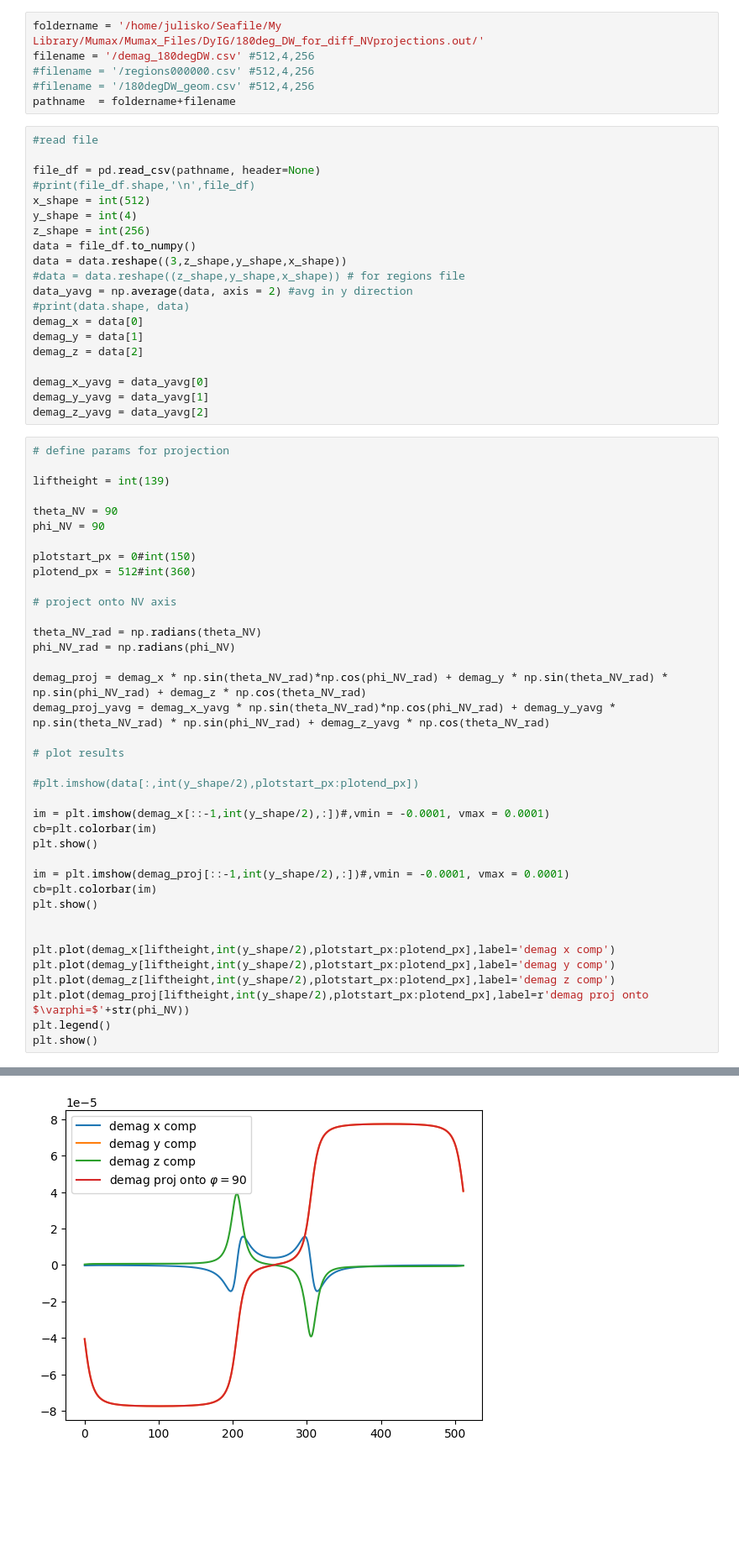
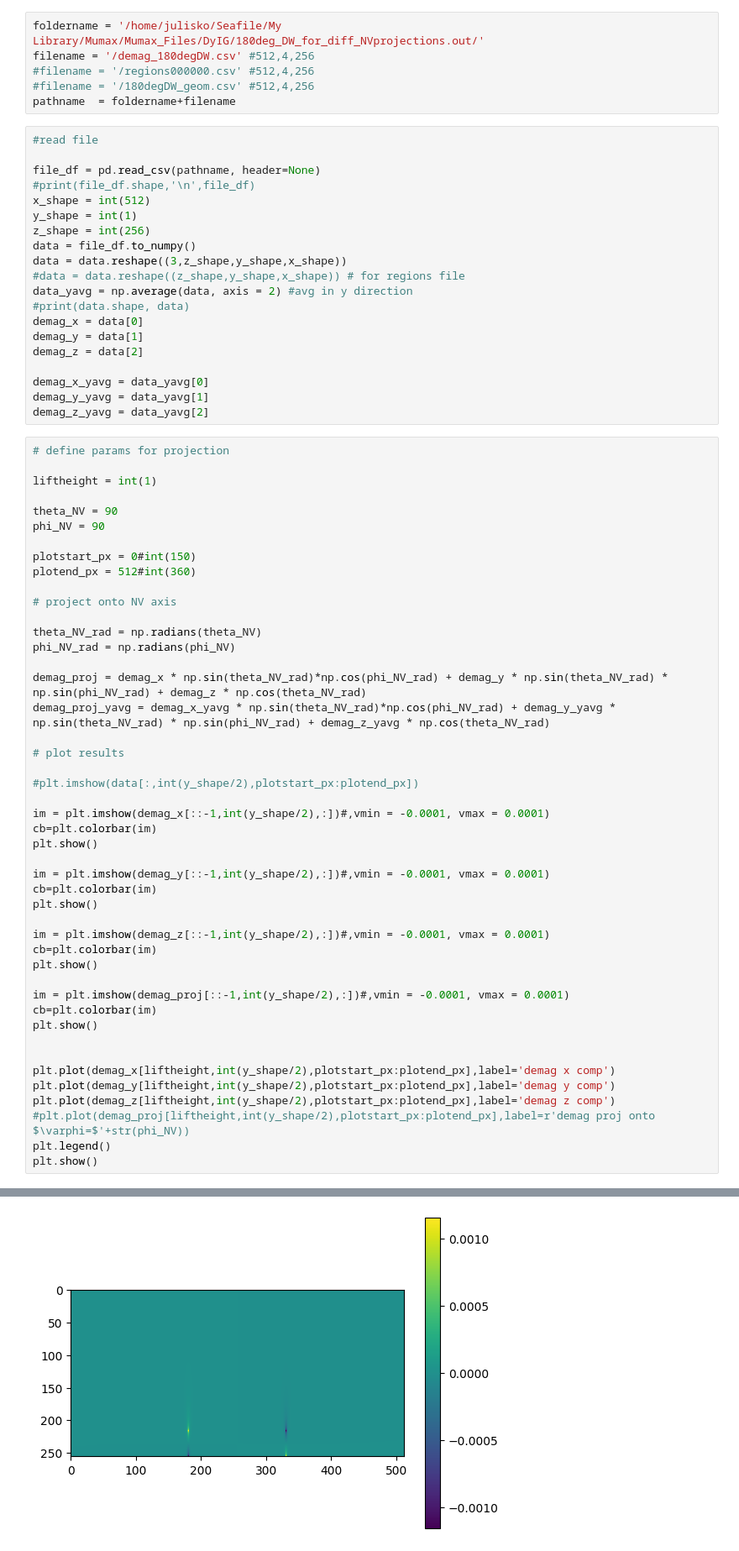
Before and after one commit to JulianSkolaut/jupyternbs_UniMainz, a Jupyter notebook: DyIG_testsim_180degDW_diffProjections.ipynb, the cells around one changed output, grey strips where cells are left out. Shown: that part at 84% size. Saved outputs shown, nothing was run; the diff lists cells and outputs as text; blank space fills up the shorter version.

Commit message:
Added plots of x,y and z components of demag field, adjusted size to reduced width of slab in y

```diff
--- a/DyIG_testsim_180degDW_diffProjections.ipynb
+++ b/DyIG_testsim_180degDW_diffProjections.ipynb
@@ -29,7 +29,7 @@ pathname  = foldername+filename
 file_df = pd.read_csv(pathname, header=None)
 #print(file_df.shape,'\n',file_df)
 x_shape = int(512)
-y_shape = int(4)
+y_shape = int(1)
 z_shape = int(256)
 data = file_df.to_numpy()
 data = data.reshape((3,z_shape,y_shape,x_shape))
@@ -46,7 +46,7 @@ demag_z_yavg = data_yavg[2]
 # %%
 # define params for projection
 
-liftheight = int(139)
+liftheight = int(1)
 
 theta_NV = 90
 phi_NV = 90
@@ -70,6 +70,14 @@ im = plt.imshow(demag_x[::-1,int(y_shape/2),:])#,vmin = -0.0001, vmax = 0.0001)
 cb=plt.colorbar(im)
 plt.show()
 
+im = plt.imshow(demag_y[::-1,int(y_shape/2),:])#,vmin = -0.0001, vmax = 0.0001)
+cb=plt.colorbar(im)
+plt.show()
+
+im = plt.imshow(demag_z[::-1,int(y_shape/2),:])#,vmin = -0.0001, vmax = 0.0001)
+cb=plt.colorbar(im)
+plt.show()
+
 im = plt.imshow(demag_proj[::-1,int(y_shape/2),:])#,vmin = -0.0001, vmax = 0.0001)
 cb=plt.colorbar(im)
 plt.show()
@@ -78,7 +86,7 @@ plt.show()
 plt.plot(demag_x[liftheight,int(y_shape/2),plotstart_px:plotend_px],label='demag x comp')
 plt.plot(demag_y[liftheight,int(y_shape/2),plotstart_px:plotend_px],label='demag y comp')
 plt.plot(demag_z[liftheight,int(y_shape/2),plotstart_px:plotend_px],label='demag z comp')
-plt.plot(demag_proj[liftheight,int(y_shape/2),plotstart_px:plotend_px],label=r'demag proj onto $\varphi=$'+str(phi_NV))
+#plt.plot(demag_proj[liftheight,int(y_shape/2),plotstart_px:plotend_px],label=r'demag proj onto $\varphi=$'+str(phi_NV))
 plt.legend()
 plt.show()
 # %% [output]
@@ -87 +95 @@ plt.show()
-[figure, old version]
+[figure, new version]
```
Also changed, not shown: parts of 2 cells of this notebook.
